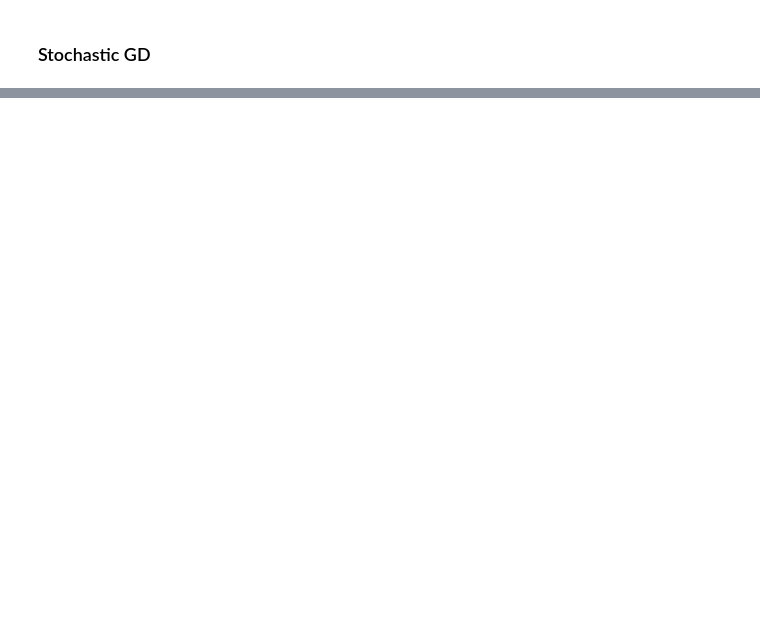
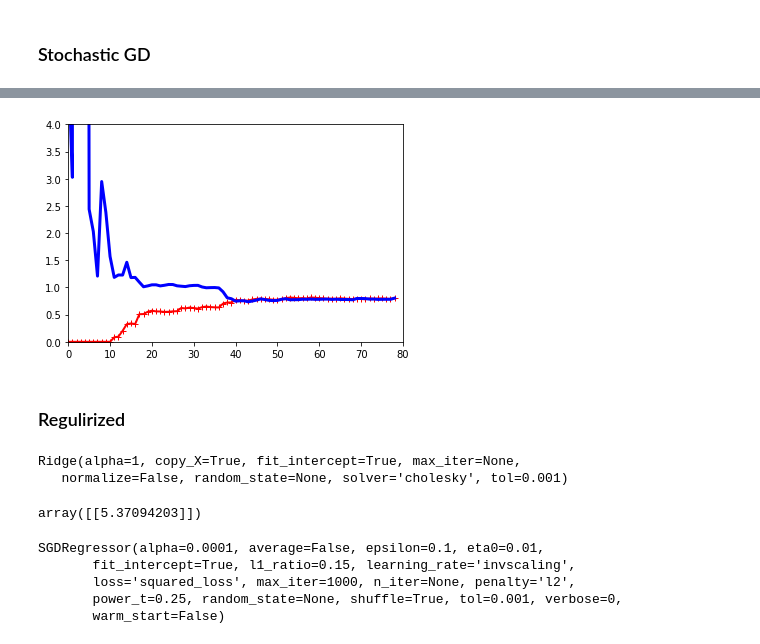
Before and after one commit to ademyanchuk/ml_scikit_tf, a Jupyter notebook: chapter4.ipynb, the cells around one changed output, grey strips where cells are left out. Saved outputs shown, nothing was run; the diff lists cells and outputs as text; code cells hidden in the pictures; blank space fills up the shorter version.

```diff
--- a/chapter4.ipynb
+++ b/chapter4.ipynb
@@ -103,0 +160,11 @@ sgd_reg.intercept_, sgd_reg.coef_
+# %%
+polynomial_regression = Pipeline((
+    ("poly_fetures", PolynomialFeatures(degree=10, include_bias=False)),
+    ("lin_reg", LinearRegression()),
+    ))
+# %%
+plot_learning_curves(polynomial_regression, X, y)
+# %% [output]
+[figure, added]
+# %% [markdown]
+### Regulirized
@@ -103,0 +173,19 @@ sgd_reg.intercept_, sgd_reg.coef_
+# %%
+ridge_reg = Ridge(alpha=1, solver="cholesky")
+ridge_reg.fit(X, y)
+# %% [output]
+Ridge(alpha=1, copy_X=True, fit_intercept=True, max_iter=None,
+   normalize=False, random_state=None, solver='cholesky', tol=0.001)
+# %%
+ridge_reg.predict([[1.5]])
+# %% [output]
+array([[5.37094203]])
+# %%
+sgd_reg = SGDRegressor(penalty='l2', max_iter=1000, tol=1e-3)
+sgd_reg.fit(X, y.ravel())
+# %% [output]
+SGDRegressor(alpha=0.0001, average=False, epsilon=0.1, eta0=0.01,
+       fit_intercept=True, l1_ratio=0.15, learning_rate='invscaling',
+       loss='squared_loss', max_iter=1000, n_iter=None, penalty='l2',
+       power_t=0.25, random_state=None, shuffle=True, tol=0.001, verbose=0,
+       warm_start=False)
```
Also changed, not shown: parts of 31 cells of this notebook.
